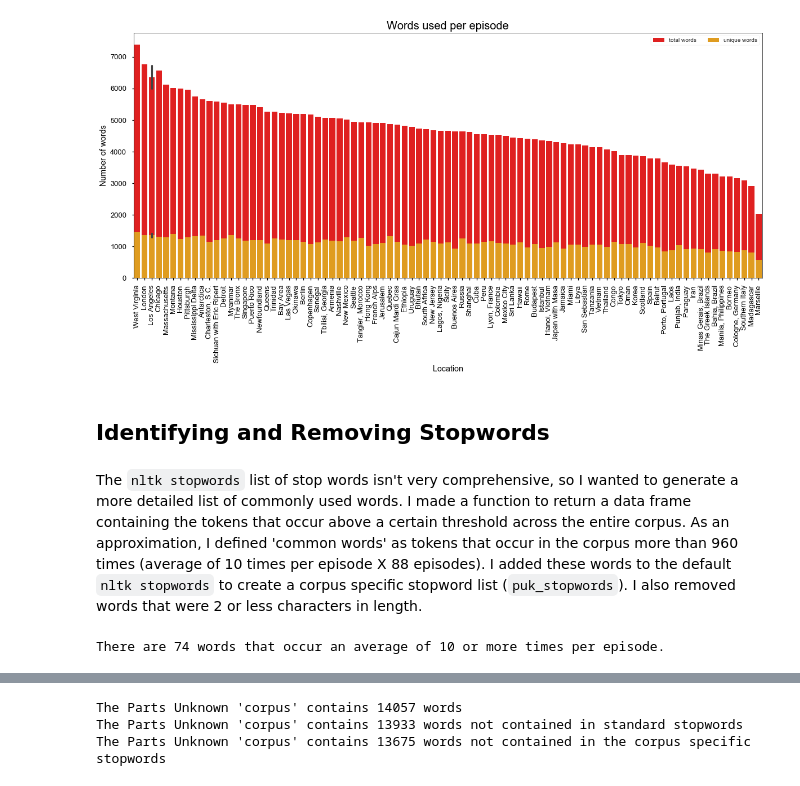
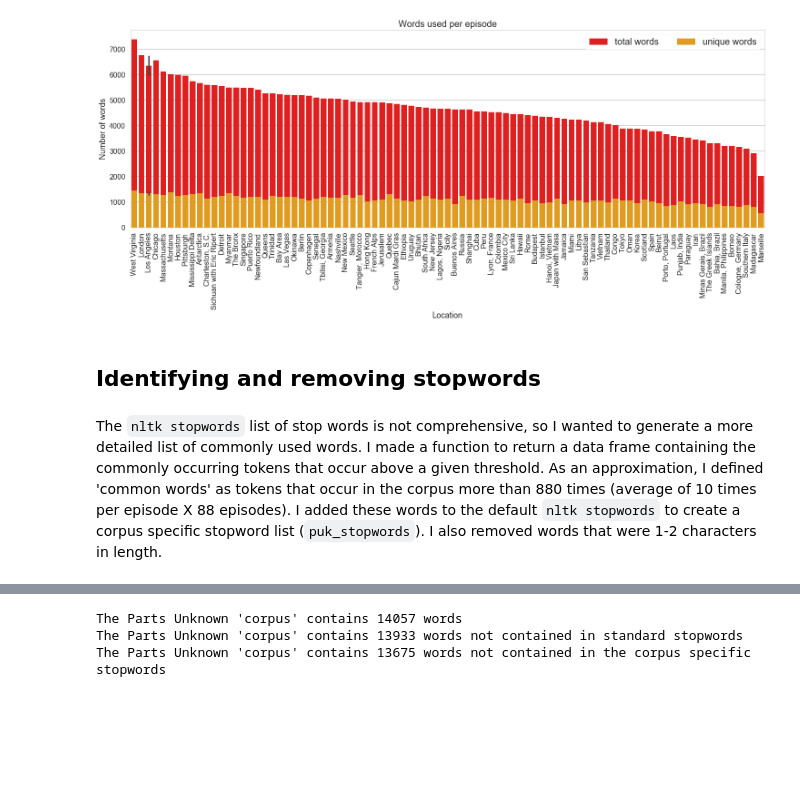
Before and after one commit to katherinechandler/puk_nlp, a Jupyter notebook: parts_unknown_nlp_topic_clustering.ipynb, the cells around one changed output, grey strips where cells are left out. Saved outputs shown, nothing was run; the diff lists cells and outputs as text; code cells hidden in the pictures; blank space fills up the shorter version.

```diff
--- a/parts_unknown_nlp_topic_clustering.ipynb
+++ b/parts_unknown_nlp_topic_clustering.ipynb
@@ -91,0 +39,3 @@ All english punctuation strings: !"#$%&'()*+,-./:;<=>?@[\]^_`{|}~
+# %%
+# convert air_date as a date time object
+puk.air_date = pd.to_datetime(puk.air_date)
@@ -131,8 +82,8 @@ for episode in r_vocab.keys():
 # add tuples to DF and merge location name from 'episode_locations' data frame
 episode_vocab_count = pd.DataFrame.from_records(words_episode)
 episode_vocab_count.columns = ['episodeID', 'vocab_count', 'unique_vocab_count']
-episode_vocab_count = episode_vocab_count.merge(episode_locations, on='episodeID', how='left')
-episode_vocab_count = episode_vocab_count[['air_date','episodeID', 'episode_location', 'vocab_count', 'unique_vocab_count']]
+episode_vocab_count = episode_vocab_count.merge(puk, on='episodeID', how='left')
+episode_vocab_count = episode_vocab_count[['air_date','episodeID',
+                                           'episode_location', 'vocab_count',
+                                           'unique_vocab_count']]
-# %%
-episode_vocab_count.air_date = pd.to_datetime(episode_vocab_count.air_date)
 # %% [markdown]
@@ -158,35 +91,35 @@ episode_vocab_count.sort_values('unique_vocab_count', axis=0, ascending=False).h
 # %%
 import seaborn as sns
 
-sns.set_context(context='talk', font_scale=1)
-fig, ax = plt.subplots(1, 1, figsize=(20,8))
+sns.set_context(context='poster', font_scale=1)
+fig, ax = plt.subplots(1, 1, figsize=(25,8))
 sns.set(style="whitegrid")
 
 #plot total words per episode
 sns.barplot(x="episode_location", y="vocab_count",
             data=episode_vocab_count.sort_values('vocab_count', axis=0, ascending=False),
             color="red",
             label='total words')
 
 #plot unique words per episode
 sns.barplot(x="episode_location", y="unique_vocab_count",
             data=episode_vocab_count.sort_values('vocab_count', axis=0, ascending=False),
             color="orange",
             label='unique words')
 
 plt.setp(ax.get_xticklabels(), rotation=90)
-ax.legend(ncol=2, loc="upper right", frameon=True)
+ax.legend(ncol=2, loc="upper right", frameon=True, prop={'size': 20})
 plt.title('Words used per episode', fontsize=20)
 plt.ylabel('Number of words')
 plt.xlabel('Location')
 
 plt.show()
 # %% [output]
-[figure, old version]
+[figure, new version]
 # %% [markdown]
-## Identifying and Removing Stopwords
+## Identifying and removing stopwords
 # %% [markdown]
-The `nltk stopwords` list of stop words isn't very comprehensive, so I wanted to generate a more detailed list of commonly used words. I made a function to return a data frame containing the tokens that occur above a certain threshold across the entire corpus. As an approximation, I defined 'common words' as tokens that occur in the corpus more than 960 times (average of 10 times per episode X 88 episodes). I added these words to the default `nltk stopwords` to create a corpus specific stopword list (`puk_stopwords`). I also removed words that were 2 or less characters in length.
+The `nltk stopwords` list of stop words is not comprehensive, so I wanted to generate a more detailed list of commonly used words. I made a function to return a data frame containing the commonly occurring tokens that occur above a given threshold. As an approximation, I defined 'common words' as tokens that occur in the corpus more than 880 times (average of 10 times per episode X 88 episodes). I added these words to the default `nltk stopwords` to create a corpus specific stopword list (`puk_stopwords`). I also removed words that were 1-2 characters in length.
 # %%
 # returns words from provided vocab_count_list that occur above a certain threshold (num_occurances)
 # returns df so occurances can be inspected
@@ -199,11 +132,6 @@ def id_common_words(vocab_count_list, num_occurances):
     word_counts_df.columns = ['word', 'number occurances']
     words_with_num_occurances = word_counts_df[word_counts_df['number occurances'] >= num_occurances]
     return(words_with_num_occurances)
-# %%
-common_words = list((id_common_words(global_vocab, 880)).word)
-print("There are {} words that occur an average of 10 or more times per episode.".format(len(common_words)))
-# %% [output]
-There are 74 words that occur an average of 10 or more times per episode.
 # %%
 # returns words from provided vocab_count_list that occur above a certain threshold (num_occurances)
 # returns df so occurances can be inspected
```
Also changed, not shown: parts of 92 cells of this notebook, 1 other file.
